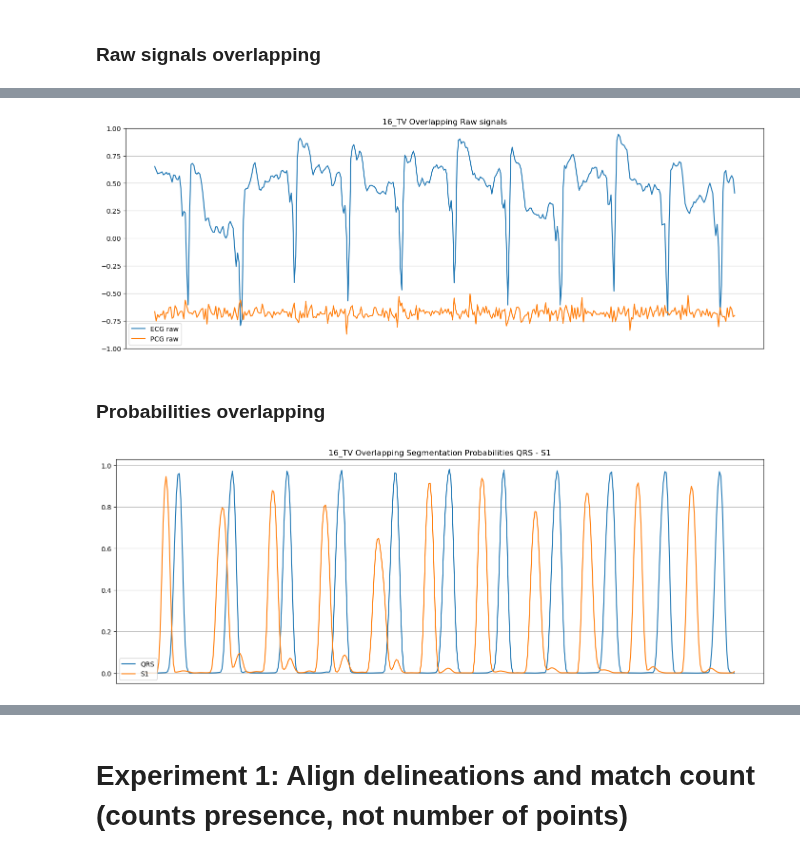
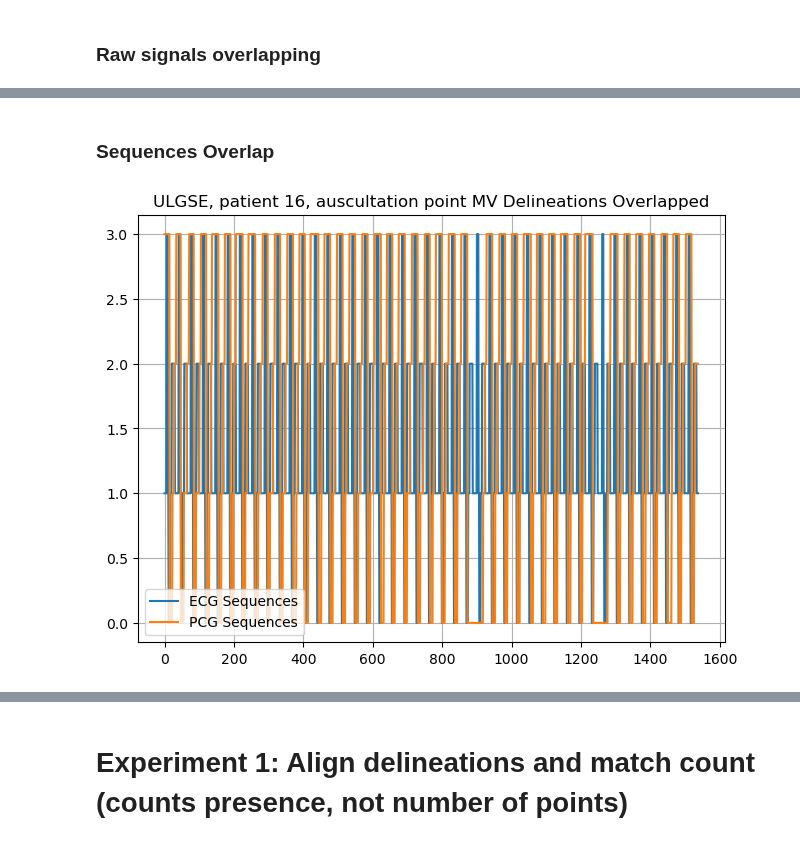
Before and after one commit to DanielProanoGuevara/Multimodal_SQA, a Jupyter notebook: segment_alignment.ipynb, the cells around one changed output, grey strips where cells are left out. Drawn from its saved outputs; the diff is of its cells as text; code cells hidden in the pictures.

```diff
--- a/segment_alignment.ipynb
+++ b/segment_alignment.ipynb
@@ -74,4 +63,6 @@ plt.show()
 # %%
-pcg_pred_labels = [ftelib.reverse_one_hot_encoding(pred) for pred in pcg_processed_predictions]
+pcg_pred_labels = [ftelib.reverse_one_hot_encoding(
+    pred) for pred in pcg_processed_predictions]
 pcg_prediction_labels = copy.deepcopy(pcg_pred_labels)
-pcg_state_predictions = np.array([prediction for prediction in pcg_prediction_labels], dtype=object)
+pcg_state_predictions = np.array(
+    [max_temporal_modelling(prediction) for prediction in pcg_prediction_labels], dtype=object)
@@ -91,11 +70,13 @@ plt.show()
 ## Electrocardiography (ECG)
 # %%
 root_dir = r'..\DatasetCHVNGE\ecg_ulsge.pkl'
-ecg_df = pd.read_pickle(root_dir)
+ecg_df_original = pd.read_pickle(root_dir)
+# Deep copy
+ecg_df = copy.deepcopy(ecg_df_original)
 # Resample them to 50 Hz
 ecg_df['ECG'] = ecg_df['ECG'].apply(
-    lambda data: pplib.downsample(data, 500, 50))
+    lambda data: pplib.upsample(data, 500, 1000))
 # Import Predictions
-predictions_pickle_path = r'..\ULSGE_ecg_pred.pkl'
+predictions_pickle_path = r'..\ulsge_ecg_pred.pkl'
 with open(predictions_pickle_path, 'rb') as file:
     ecg_predictions = pickle.load(file)
@@ -117,8 +83,8 @@ plt.show()
 # %% [markdown]
 ### Smooth Predictions
 # %%
-AVERAGE_WINDOW = 3
 ecg_processed_predictions = [
-    np.column_stack([pplib.moving_average(data[:, i], AVERAGE_WINDOW) for i in range(4)])
+    np.column_stack([pplib.moving_average(data[:, i], AVERAGE_WINDOW)
+                    for i in range(4)])
     for data in ecg_predictions
 ]
@@ -138,6 +91,8 @@ plt.show()
 # %% [markdown]
 ### Reverse One-hot encoding
 # %%
-ecg_pred_labels = [ftelib.reverse_one_hot_encoding(pred, desired_order=[1, 3, 0, 2]) for pred in ecg_processed_predictions]
+ecg_pred_labels = [ftelib.reverse_one_hot_encoding(
+    pred, desired_order=[1, 3, 0, 2]) for pred in ecg_processed_predictions]
 ecg_prediction_labels = copy.deepcopy(ecg_pred_labels)
-ecg_state_predictions = np.array([prediction for prediction in ecg_prediction_labels], dtype=object)
+ecg_state_predictions = np.array(
+    [prediction for prediction in ecg_prediction_labels], dtype=object)
@@ -159,25 +165,13 @@ plt.show()
+# %% [markdown]
+### Sequences Overlap
 # %%
-plt.figure(layout='constrained', figsize=(14,5))
-plt.title('16_TV Overlapping Raw signals')
-plt.plot(pplib.min_max_norm2(ecg_df.iloc[63][2])[300:700], label = 'ECG raw')
-plt.plot((pplib.min_max_norm2(pcg_df.iloc[63][2]))[300:700], label = 'PCG raw')
-plt.xticks([])
-plt.ylim(-1, 1)
+plt.figure(layout='constrained')
+plt.title(
+    f"ULGSE, patient {ecg_df['ID'][SIGNAL_IDX]}, auscultation point {ecg_df['Auscultation_Point'][SIGNAL_IDX]} Delineations Overlapped")
+plt.plot(ecg_state_predictions[SIGNAL_IDX], label='ECG Sequences')
+plt.plot(pcg_state_predictions[SIGNAL_IDX], label='PCG Sequences')
 plt.legend(loc=3)
 plt.grid()
 plt.show()
 # %% [output]
-[figure, old version]
+[figure, new version]
-# %% [markdown]
-### Probabilities overlapping
-# %%
-plt.figure(layout='constrained', figsize=(14,5))
-plt.title('16_TV Overlapping Segmentation Probabilities QRS - S1')
-plt.plot(ecg_processed_predictions[63][300:700, 2], label='QRS')
-plt.plot(pcg_processed_predictions[63][300:700, 0], label='S1')
-plt.xticks([])
-plt.legend(loc=3)
-plt.grid()
-plt.show()
-# %% [output]
-[figure, removed]
```
Also changed, not shown: parts of 58 cells of this notebook.
